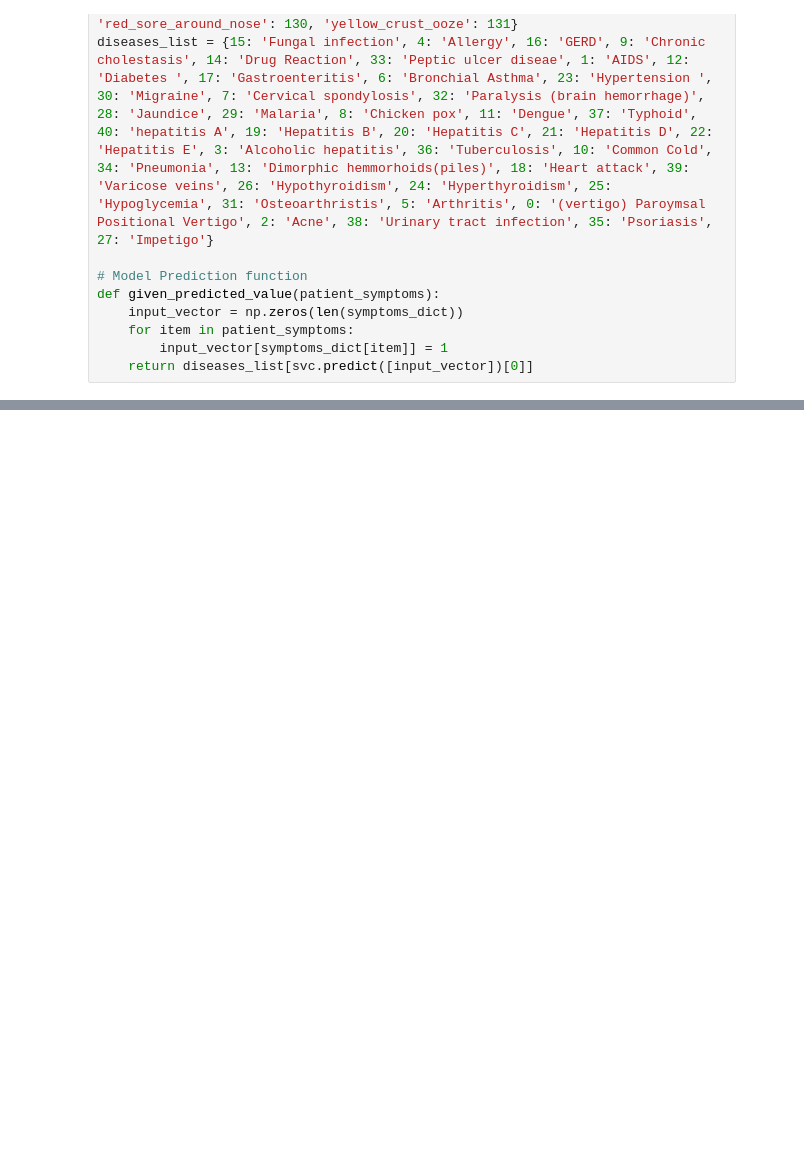
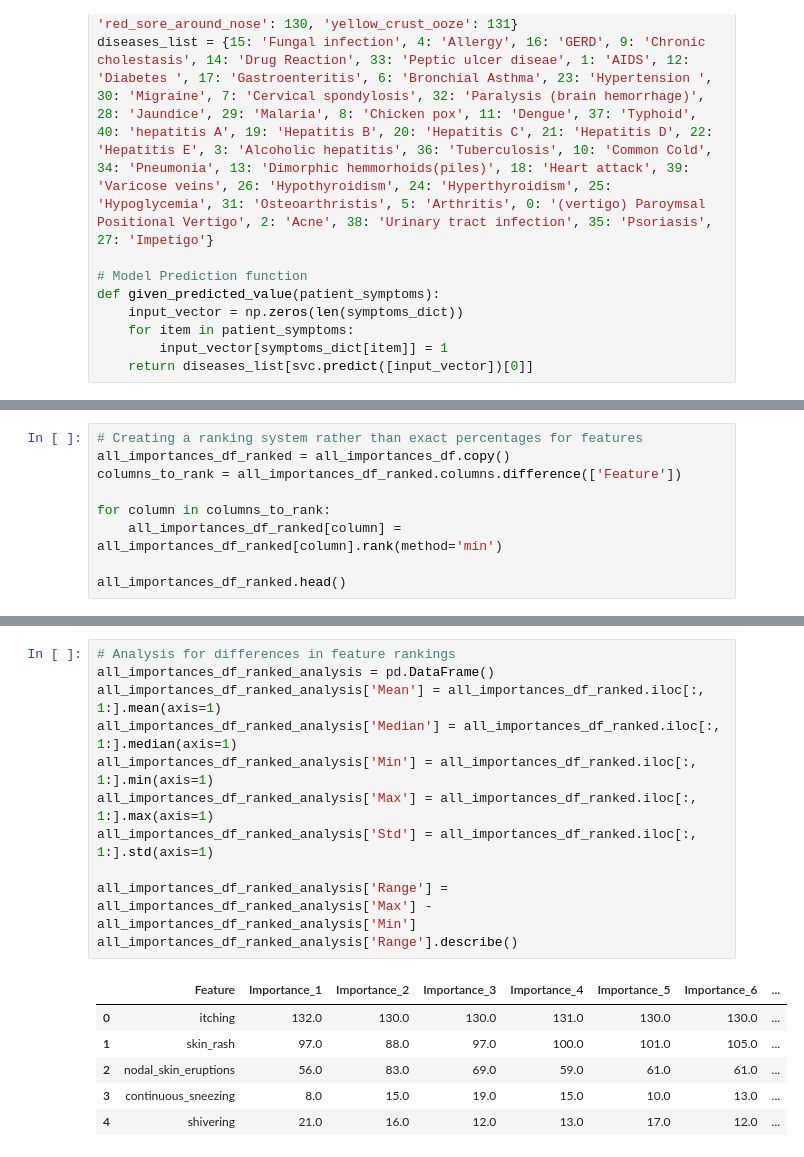
Before and after one commit to brendan1928/Project-4-Team-8, a Jupyter notebook: Intial_Analysis_Project_4 copy.ipynb, the cells around one changed output, grey strips where cells are left out. Cells and saved outputs as stored; diff of their text form; blank space fills up the shorter version.

```diff
--- a/Intial_Analysis_Project_4 copy.ipynb
+++ b/Intial_Analysis_Project_4 copy.ipynb
@@ -648,3 +642,12 @@ Most Influential Variables:
 131      0.004557
 
 [132 rows x 10 columns]
+# %%
+# Creating a ranking system rather than exact percentages for features
+all_importances_df_ranked = all_importances_df.copy()
+columns_to_rank = all_importances_df_ranked.columns.difference(['Feature'])
+
+for column in columns_to_rank:
+    all_importances_df_ranked[column] = all_importances_df_ranked[column].rank(method='min')
+
+all_importances_df_ranked.head()
@@ -651 +664,19 @@ Most Influential Variables:
+# %%
+# Analysis for differences in feature rankings
+all_importances_df_ranked_analysis = pd.DataFrame()
+all_importances_df_ranked_analysis['Mean'] = all_importances_df_ranked.iloc[:, 1:].mean(axis=1)
+all_importances_df_ranked_analysis['Median'] = all_importances_df_ranked.iloc[:, 1:].median(axis=1)
+all_importances_df_ranked_analysis['Min'] = all_importances_df_ranked.iloc[:, 1:].min(axis=1)
+all_importances_df_ranked_analysis['Max'] = all_importances_df_ranked.iloc[:, 1:].max(axis=1)
+all_importances_df_ranked_analysis['Std'] = all_importances_df_ranked.iloc[:, 1:].std(axis=1)
+
+all_importances_df_ranked_analysis['Range'] = all_importances_df_ranked_analysis['Max'] - all_importances_df_ranked_analysis['Min']
+all_importances_df_ranked_analysis['Range'].describe()
+# %% [output]
+|  | Feature | Importance_1 | Importance_2 | Importance_3 | Importance_4 | Importance_5 | Importance_6 | ... |
+| 0 | itching | 132.0 | 130.0 | 130.0 | 131.0 | 130.0 | 130.0 | ... |
+| 1 | skin_rash | 97.0 | 88.0 | 97.0 | 100.0 | 101.0 | 105.0 | ... |
+| 2 | nodal_skin_eruptions | 56.0 | 83.0 | 69.0 | 59.0 | 61.0 | 61.0 | ... |
+| 3 | continuous_sneezing | 8.0 | 15.0 | 19.0 | 15.0 | 10.0 | 13.0 | ... |
+| 4 | shivering | 21.0 | 16.0 | 12.0 | 13.0 | 17.0 | 12.0 | ... |
 # %%
```
Also changed, not shown: parts of 33 cells of this notebook, 1 other file.
